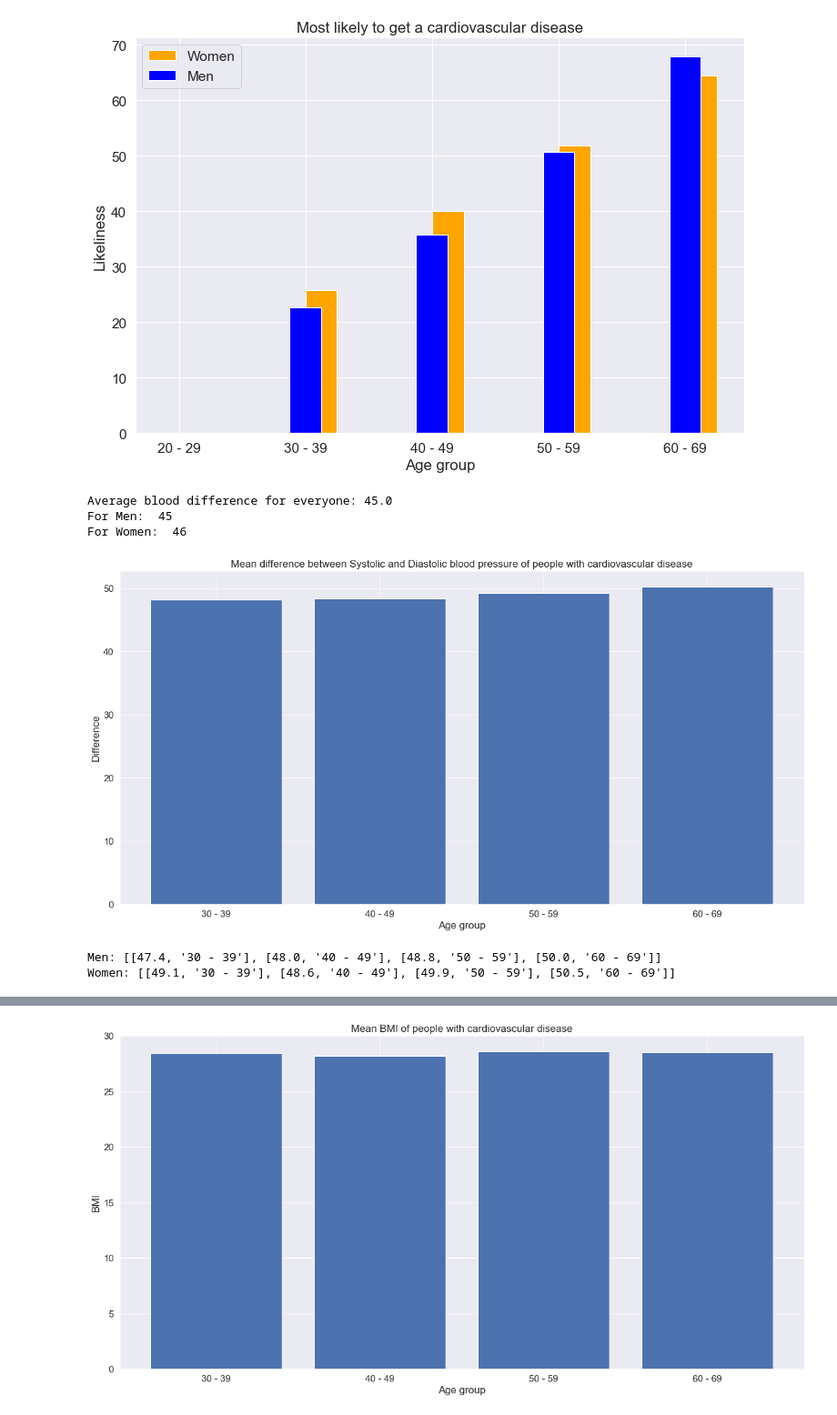
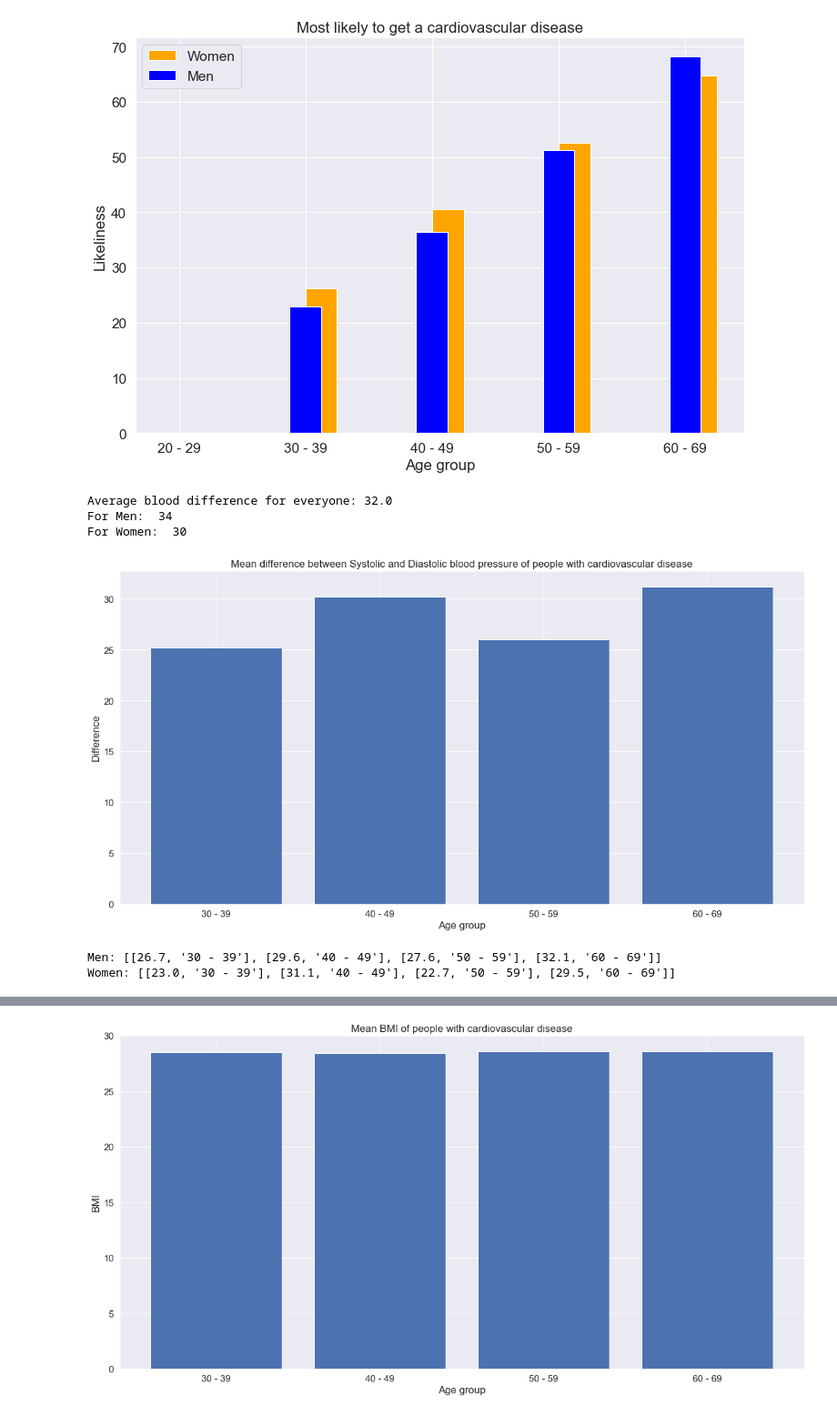
Before and after one commit to AustinTD4/Group-5-PBD, a Jupyter notebook: ML Techniques Final.ipynb, the cells around one changed output, grey strips where cells are left out. Shown: that part at 91% size. Saved outputs shown, nothing was run; the diff lists cells and outputs as text; code cells hidden in the pictures.

```diff
--- a/ML Techniques Final.ipynb
+++ b/ML Techniques Final.ipynb
@@ -30,6 +32,6 @@ from sklearn.model_selection import GridSearchCV
 # %%
 #This code preprocesses the data to add BMI and make one hot versions of some variables
-# os.chdir("C:/Users/austi/Downloads")
+
 cardiodf = pd.read_csv('cardio_train.csv', delimiter=';')
 explncontdf = pd.DataFrame(cardiodf[['age','height','weight','ap_hi','ap_lo','cholesterol','gluc']])
 explncontdf['BMI'] = round(explncontdf['weight']/((explncontdf['height']/100)**2),2)
@@ -45,11 +47,5 @@ df['age']=df['age']//365
 df['BMI'] = round(df.weight / (df.height**2)  * 10000, 2)
 df['gender_1'] = (df['gender']-1)
 df['gender_2'] = (df['gender']%2)
-
-# df
-
-# df.age.describe()
-
-#file_name = 'Cardio_BMI_OneHot.xlsx'
-#X.to_excel("Cardio_BMI_OneHot.xlsx")
+df_2 = df.copy()
 # %%
@@ -511,31 +498,26 @@ Average age of Women with no Cardiovascular Disease:  51.0
 Average age of Total with no Cardiovascular Disease:  51.0
 # %%
 def likely_cardio(df):
-    # df = df.loc[df.cardio == 1]
     mini = int(df['age'].min())
-    # print(mini)
     if(mini % 10 != 0):
         mini = int(mini - (mini % 10))
-    # print(mini)
 
     maxi = int(df['age'].max())
-    # print(maxi)
     if(maxi % 10 != 0):
         maxi = int(maxi + (10 - (maxi % 10)))
     # print(maxi)
     results = []
 
     for i in range(mini, maxi, 10):
-        # print(df.loc[df.age >= i].loc[df.age < i + 10 ])
         mm = len(df.loc[df.age >= i].loc[df.age < i + 10 ])
         om = len(df.loc[df.age >= i].loc[df.age < i + 10 ].loc[df.cardio == 1])
         temp = om / mm * 100
         results.append([round(temp,1),  str(i) + ' - ' + str(i+9)])
     return results
 
-ooo, mmm = separate_data(likely_cardio(df.loc[df.gender_2 == 1]))
+ooo, mmm = separate_data(likely_cardio(df_2.loc[df_2.gender_2 == 1]))
 
-sss, mmm = separate_data(likely_cardio(df.loc[df.gender_1 == 1]))
+sss, mmm = separate_data(likely_cardio(df_2.loc[df_2.gender_1 == 1]))
 plt.subplots(figsize =(12, 8))
 
 plt.bar(mmm, sss, color = 'orange', width = 0.25, align= 'edge', label = 'Women')
@@ -554,54 +536,48 @@ def difference_blood(df):
     mmm = df.ap_hi - df.ap_lo
     return mmm.mean()
 
-print('Average blood difference for everyone:', round(difference_blood(df), 0))
-print('For Men: ', round(difference_blood(df.loc[df.gender_2 == 1])))
-print('For Women: ', round(difference_blood(df.loc[df.gender_1 == 1])))
+print('Average blood difference for everyone:', round(difference_blood(df_2), 0))
+print('For Men: ', round(difference_blood(df_2.loc[df_2.gender_2 == 1])))
+print('For Women: ', round(difference_blood(df_2.loc[df_2.gender_1 == 1])))
 # %% [output]
-Average blood difference for everyone: 45.0
-For Men:  45
-For Women:  46
+Average blood difference for everyone: 32.0
+For Men:  34
+For Women:  30
 # %%
 def dif_blood_age_groups_cardio(df):
     df = df.loc[df.cardio == 1]
     mini = int(df['age'].min())
-    # print(mini)
     if(mini % 10 != 0):
         mini = int(mini - (mini % 10))
-    # print(mini)
 
     maxi = int(df['age'].max())
-    # print(maxi)
     if(maxi % 10 != 0):
         maxi = int(maxi + (10 - (maxi % 10)))
-    # print(maxi)
     results = []
 
     for i in range(mini, maxi, 10):
-        # print(df.loc[df.age >= i].loc[df.age < i + 10 ])
         mm = difference_blood(df.loc[df.age >= i].loc[df.age < i + 10 ])
         results.append([round(mm,1),  str(i) + ' - ' + str(i+9)])
     return results
 
 
 
-# print(dif_blood_age_groups_cardio(df))
-ddif, aages = separate_data(dif_blood_age_groups_cardio(df))
+ddif, aages = separate_data(dif_blood_age_groups_cardio(df_2))
 
 plt.bar(aages,ddif)
 '''There is a difference between difference gaps between blood pressures of each age group'''
 plt.ylabel("Difference")
 plt.xlabel('Age group')
 plt.title('Mean difference between Systolic and Diastolic blood pressure of people with cardiovascular disease')
 plt.show()
 # %% [output]
-[figure, old version]
+[figure, new version]
 # %%
-print('Men:',dif_blood_age_groups_cardio(df.loc[df.gender_2 == 1]))
-print('Women:',dif_blood_age_groups_cardio(df.loc[df.gender_1 == 1]))
+print('Men:',dif_blood_age_groups_cardio(df_2.loc[df_2.gender_2 == 1]))
+print('Women:',dif_blood_age_groups_cardio(df_2.loc[df_2.gender_1 == 1]))
 # %% [output]
-Men: [[47.4, '30 - 39'], [48.0, '40 - 49'], [48.8, '50 - 59'], [50.0, '60 - 69']]
-Women: [[49.1, '30 - 39'], [48.6, '40 - 49'], [49.9, '50 - 59'], [50.5, '60 - 69']]
+Men: [[26.7, '30 - 39'], [29.6, '40 - 49'], [27.6, '50 - 59'], [32.1, '60 - 69']]
+Women: [[23.0, '30 - 39'], [31.1, '40 - 49'], [22.7, '50 - 59'], [29.5, '60 - 69']]
 # %%
 def dif_blood_all_ages_cardio(df):
     df = df.loc[df.cardio == 1]
```
Also changed, not shown: parts of 25 cells of this notebook.
